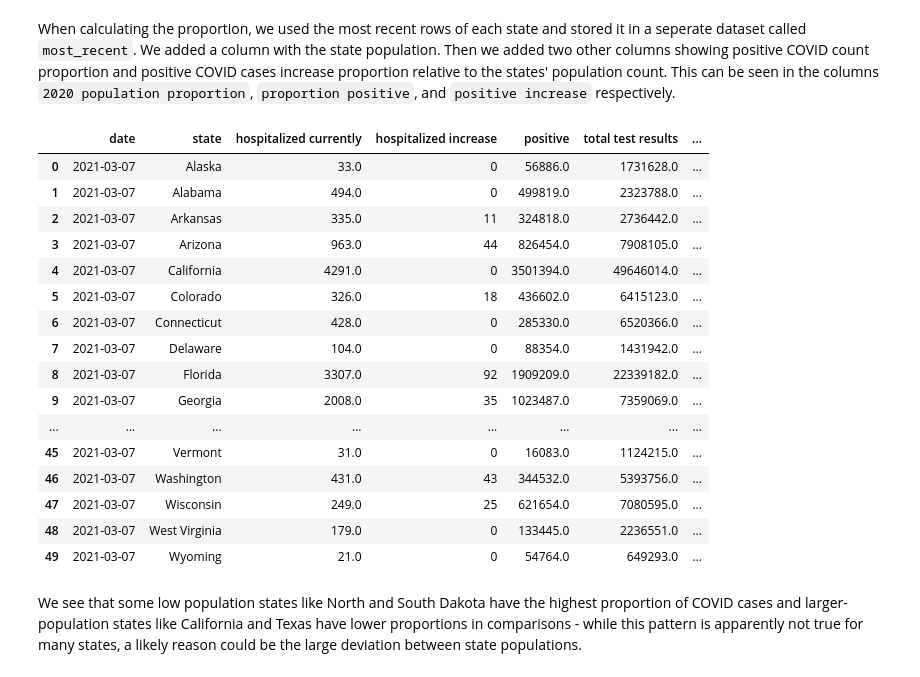
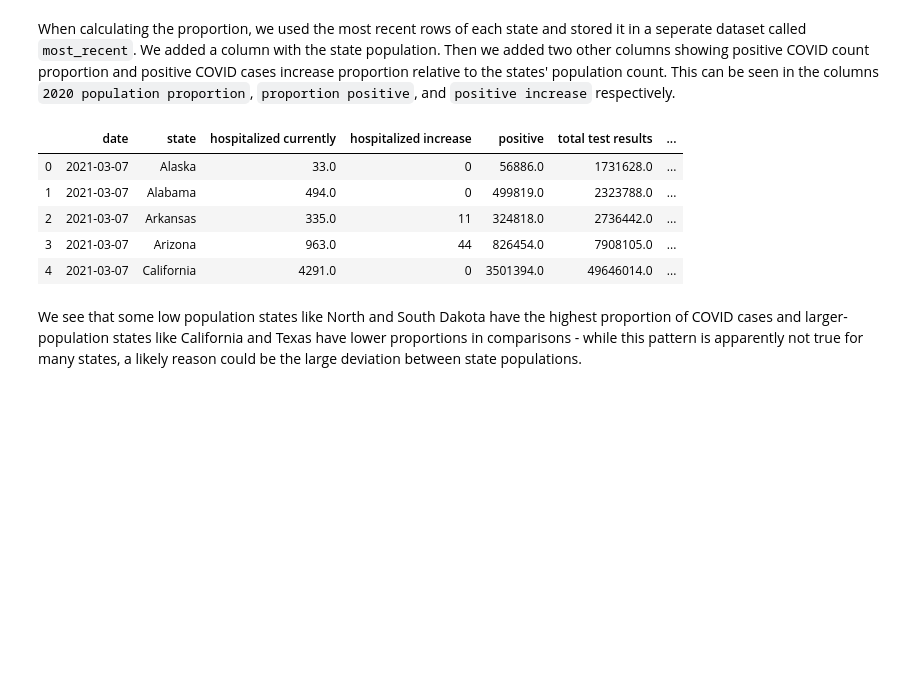
Before and after one commit to COGS108/group042_wi21, a Jupyter notebook: FinalProject_group042.ipynb, the cells around one changed output. Drawn from its saved outputs; the diff is of its cells as text; code cells hidden in the pictures; blank space fills up the shorter version.

```diff
--- a/FinalProject_group042.ipynb
+++ b/FinalProject_group042.ipynb
@@ -404,27 +384,16 @@ When calculating the proportion, we used the most recent rows of each state and
 # %%
 most_recent = merged_data[merged_data['date'] == '2021-03-07']
 most_recent = pd.merge(most_recent, population, on = ['state'], how='left')
 most_recent['proportion increase'] = most_recent['positive increase']/most_recent['2020 population']
 most_recent['proportion positive'] = most_recent['positive']/most_recent['2020 population']
-most_recent
+most_recent.head(5)
 # %% [output]
 |  | date | state | hospitalized currently | hospitalized increase | positive | total test results | ... |
 | 0 | 2021-03-07 | Alaska | 33.0 | 0 | 56886.0 | 1731628.0 | ... |
 | 1 | 2021-03-07 | Alabama | 494.0 | 0 | 499819.0 | 2323788.0 | ... |
 | 2 | 2021-03-07 | Arkansas | 335.0 | 11 | 324818.0 | 2736442.0 | ... |
 | 3 | 2021-03-07 | Arizona | 963.0 | 44 | 826454.0 | 7908105.0 | ... |
 | 4 | 2021-03-07 | California | 4291.0 | 0 | 3501394.0 | 49646014.0 | ... |
-| 5 | 2021-03-07 | Colorado | 326.0 | 18 | 436602.0 | 6415123.0 | ... |
-| 6 | 2021-03-07 | Connecticut | 428.0 | 0 | 285330.0 | 6520366.0 | ... |
-| 7 | 2021-03-07 | Delaware | 104.0 | 0 | 88354.0 | 1431942.0 | ... |
-| 8 | 2021-03-07 | Florida | 3307.0 | 92 | 1909209.0 | 22339182.0 | ... |
-| 9 | 2021-03-07 | Georgia | 2008.0 | 35 | 1023487.0 | 7359069.0 | ... |
-| ... | ... | ... | ... | ... | ... | ... | ... |
-| 45 | 2021-03-07 | Vermont | 31.0 | 0 | 16083.0 | 1124215.0 | ... |
-| 46 | 2021-03-07 | Washington | 431.0 | 43 | 344532.0 | 5393756.0 | ... |
-| 47 | 2021-03-07 | Wisconsin | 249.0 | 25 | 621654.0 | 7080595.0 | ... |
-| 48 | 2021-03-07 | West Virginia | 179.0 | 0 | 133445.0 | 2236551.0 | ... |
-| 49 | 2021-03-07 | Wyoming | 21.0 | 0 | 54764.0 | 649293.0 | ... |
 # %%
 for i,j in state_code.iterrows():
     most_recent.loc[most_recent.state == state_code.loc[i]['State'], ['state']] = state_code.loc[i]['Abbreviation']
```
Also changed, not shown: parts of 10 cells of this notebook.
